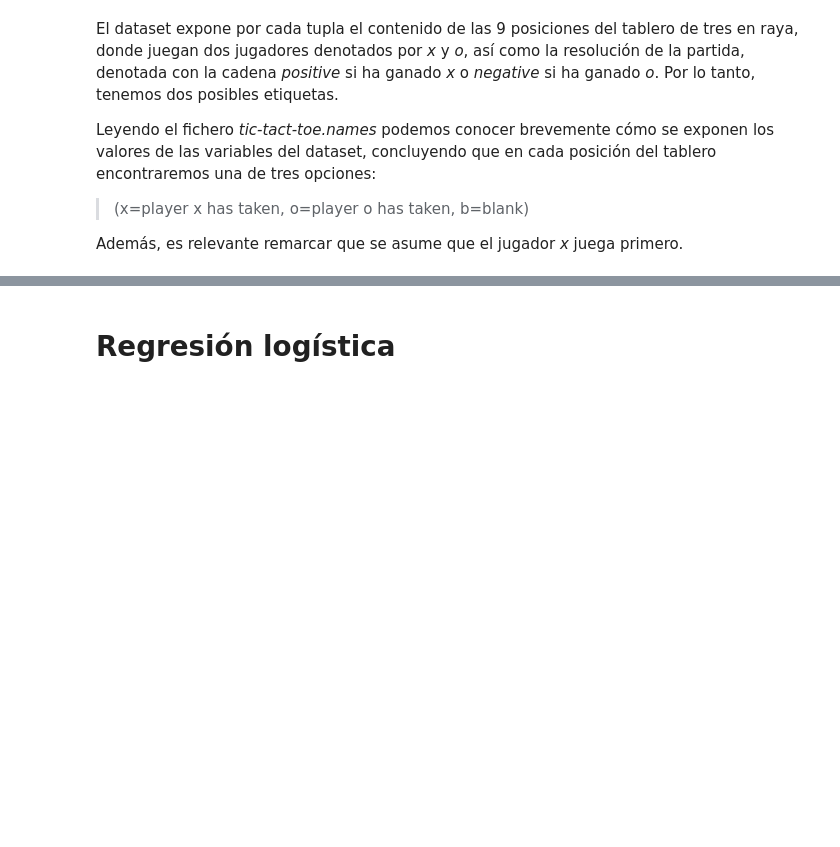
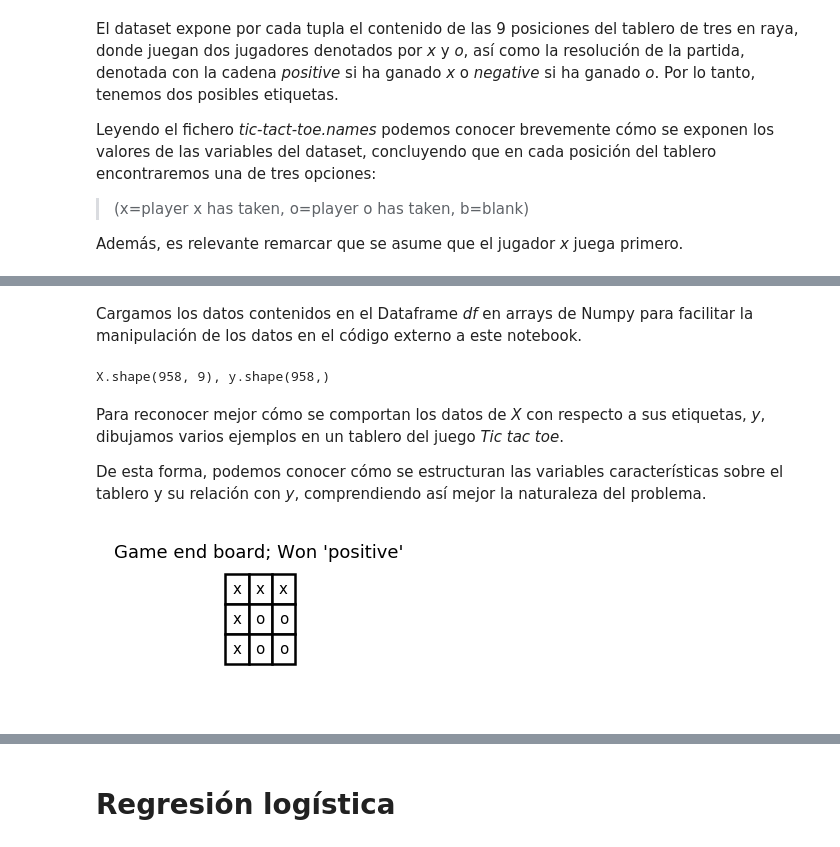
Before and after one commit to albertopastormr/tic-tac-toe, a Jupyter notebook: Tic-Tac-Toe_UCI.ipynb, the cells around one changed output, grey strips where cells are left out. Saved outputs shown, nothing was run; the diff lists cells and outputs as text; code cells hidden in the pictures; blank space fills up the shorter version.

```diff
--- a/Tic-Tac-Toe_UCI.ipynb
+++ b/Tic-Tac-Toe_UCI.ipynb
@@ -62,0 +61,11 @@ Introduccion a las metodologias que prosiguen: pasamos a comparar varios modelos
+# %% [markdown]
+Cargamos los datos contenidos en el Dataframe *df* en arrays de Numpy para facilitar la manipulación de los datos en el código externo a este notebook.
+# %%
+feature_cols = df.columns[:-1]
+label_cols = df.columns[-1]
+# %%
+X = np.asarray(df.loc[:, feature_cols])
+y = np.asarray(df.loc[:, label_cols].ravel())
+print(f'X.shape{X.shape}, y.shape{y.shape}')
+# %% [output]
+X.shape(958, 9), y.shape(958,)
@@ -62,0 +75,8 @@ Introduccion a las metodologias que prosiguen: pasamos a comparar varios modelos
+# %% [markdown]
+Para reconocer mejor cómo se comportan los datos de *X* con respecto a sus etiquetas, *y*, dibujamos varios ejemplos en un tablero del juego *Tic tac toe*.
+
+De esta forma, podemos conocer cómo se estructuran las variables características sobre el tablero y su relación con *y*, comprendiendo así mejor la naturaleza del problema.
+# %%
+drawing.draw_end_game(X[0], y[0], categorical=True)
+# %% [output]
+[figure, added]
```
Also changed, not shown: parts of 40 cells of this notebook, 4 other files.
